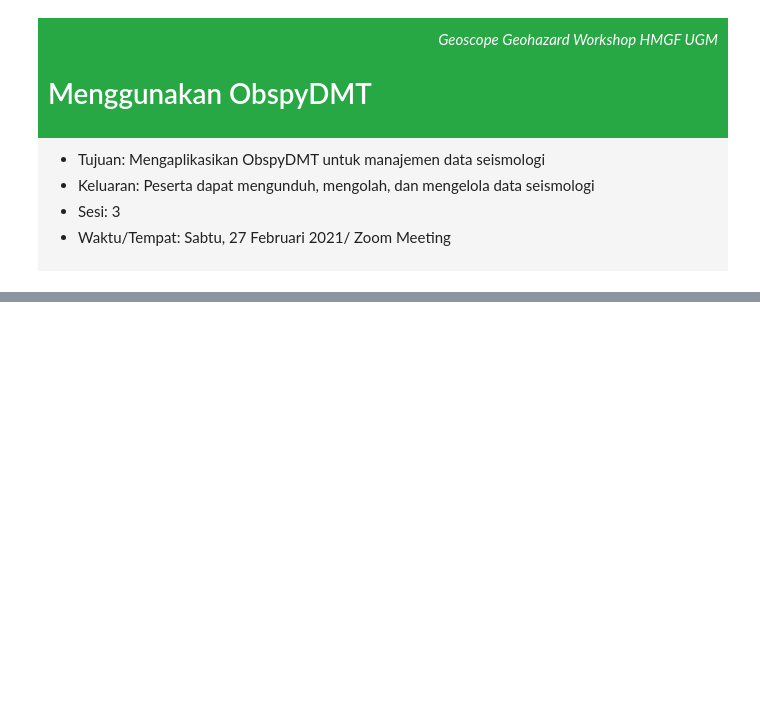
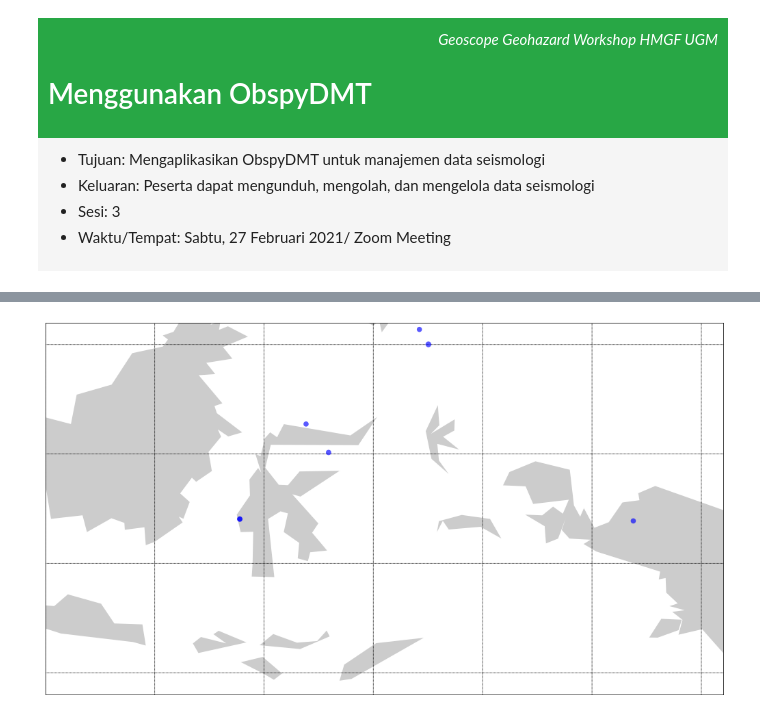
Before and after one commit to anangsahroni/geoscope-geohazard-workshop, a Jupyter notebook: 3_ObspyDMT_dan_Penggunaannya.ipynb, the cells around one changed output, grey strips where cells are left out. Cells and saved outputs as stored; diff of their text form; code cells hidden in the pictures; blank space fills up the shorter version.

```diff
--- a/3_ObspyDMT_dan_Penggunaannya.ipynb
+++ b/3_ObspyDMT_dan_Penggunaannya.ipynb
@@ -409,0 +469,23 @@ obspyDMT --datapath data_mamuju_az45 --local --plot_waveform --plot_dir syngine_
+# %%
+dics_neic = dict(datapath="./neic_event_meta_data",
+            evlatmin=-11,
+            evlatmax=6,
+            evlonmin=110,
+            evlonmax=141,
+            min_depth=10,
+            max_depth=500,
+            max_mag=10,
+            mag_type="Mw",
+            evlat=None,
+            evlon=None,
+            evradmin=None,
+            evradmax=None,
+            read_catalog=None,
+            min_mag=5.5,
+            min_date="2021-01-01",
+            max_date="2021-02-25",
+            event_catalog="NEIC_USGS",
+            preset=0,
+            offset=1800,)
+
+data_neic = event.event_info(input_dics=dics_neic)
@@ -409,0 +501,3 @@ obspyDMT --datapath data_mamuju_az45 --local --plot_waveform --plot_dir syngine_
+# %%
+events_neic = data_neic[0]
+events_neic
@@ -409,0 +522,12 @@ obspyDMT --datapath data_mamuju_az45 --local --plot_waveform --plot_dir syngine_
+# %%
+dics_neic['plot_sta'] = None
+dics_neic['plot_availability'] = None
+dics_neic['plot_ev'] = True
+dics_neic['plot_ray'] = None
+dics_neic['plot_style'] = "shaded_relief"
+dics_neic['plot_focal'] = None
+dics_neic['plot_save'] = None
+dics_neic['show_no_plot'] = False
+plot_sta_ev_ray(dics_neic,events_neic)
+# %% [output]
+[figure, added]
```
Also changed, not shown: parts of 13 cells of this notebook.
